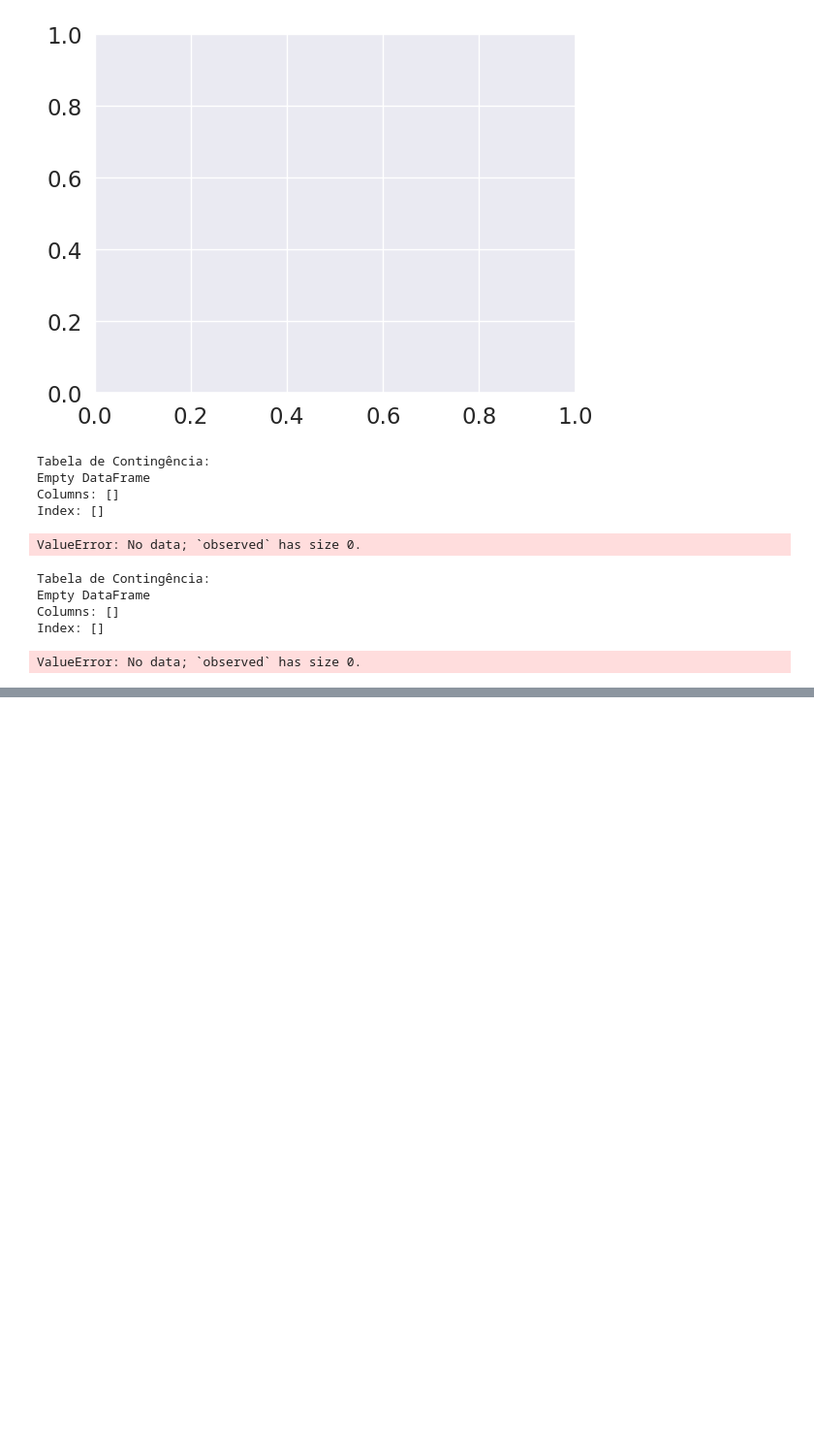
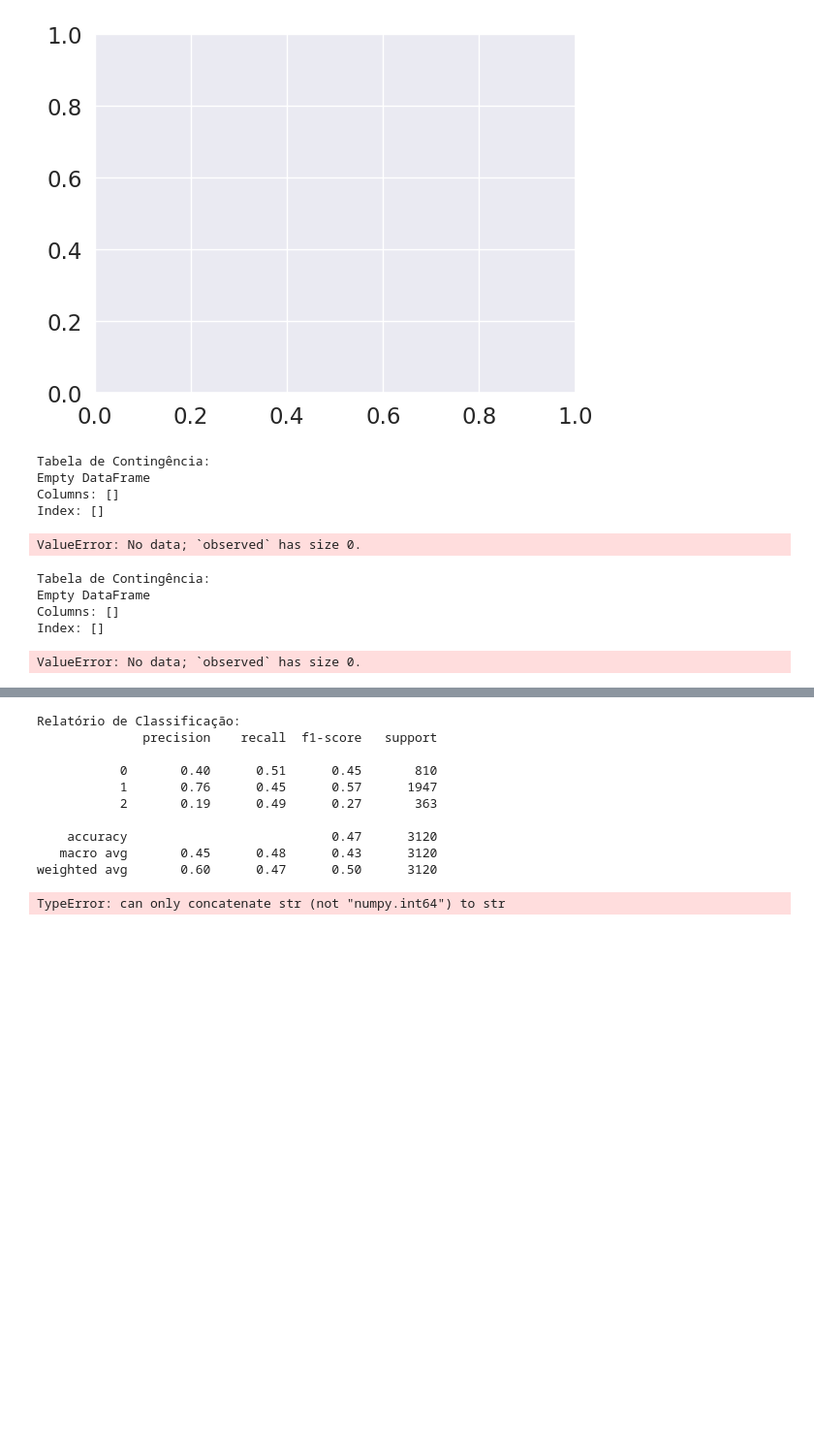
Before and after one commit to rhaulmendonca/Acidentes-por-Aeronave, a Jupyter notebook: Sistemas de Apoio à Decisão/CENIPA_Acidentes_por_aeronave.ipynb, the cells around one changed output, grey strips where cells are left out. Shown at 97% size. Drawn from its saved outputs; the diff is of its cells as text; code cells hidden in the pictures; blank space fills up the shorter version.

```diff
--- a/Sistemas de Apoio à Decisão/CENIPA_Acidentes_por_aeronave.ipynb
+++ b/Sistemas de Apoio à Decisão/CENIPA_Acidentes_por_aeronave.ipynb
@@ -814,0 +917,61 @@ ValueError: No data; `observed` has size 0.
+# %%
+from sklearn.tree import DecisionTreeClassifier
+from sklearn.metrics import classification_report
+from sklearn.preprocessing import LabelEncoder
+from sklearn.tree import plot_tree
+
+# Transformando a coluna 'Tipo de veículo' usando Label Encoding (transforma as categorias em números)
+label_encoder_tipo_veiculo = LabelEncoder()
+df['Tipo de veículo'] = label_encoder_tipo_veiculo.fit_transform(df['Tipo de veículo'])
+
+# Transformando a coluna 'Fase de operação' usando Label Encoding
+label_encoder_fase_operacao = LabelEncoder()
+df['Fase de operação'] = label_encoder_fase_operacao.fit_transform(df['Fase de operação'])
+
+# Transformando a coluna 'Classificação da ocorrência' para valores numéricos (Acidente=0, Incidente=1, Incidente Grave=2)
+label_encoder_classificacao_ocorrencia = LabelEncoder()
+df['Classificação da ocorrência'] = label_encoder_classificacao_ocorrencia.fit_transform(df['Classificação da ocorrência'])
+
+# Definindo as variáveis preditoras (X) e a variável alvo (y)
+X = df[['Tipo de veículo', 'Fase de operação']]  # Variáveis preditoras
+y = df['Classificação da ocorrência']  # Variável alvo
+
+# Dividindo os dados em treino e teste (70% para treino e 30% para teste)
+X_train, X_test, y_train, y_test = train_test_split(X, y, test_size=0.3, random_state=42)
+
+# Dividindo os dados em treino e teste (70% para treino e 30% para teste)
+X_train, X_test, y_train, y_test = train_test_split(X, y, test_size=0.3, random_state=42)
+
+# Criando e treinando o modelo de Árvore de Decisão com pesos para lidar com o desequilíbrio de classes
+model = DecisionTreeClassifier(random_state=42, class_weight='balanced')
+model.fit(X_train, y_train)
+
+# Fazendo previsões no conjunto de teste
+y_pred = model.predict(X_test)
+
+# Avaliando o modelo
+print("Relatório de Classificação:")
+print(classification_report(y_test, y_pred))
+
+# Visualizando a árvore de decisão
+plt.figure(figsize=(15,10))
+plot_tree(model, filled=True, feature_names=['Tipo de veículo', 'Fase de operação'], class_names=label_encoder_classificacao_ocorrencia.classes_)
+plt.show()
+
+# Visualizando a árvore de decisão
+plt.figure(figsize=(15,10))
+plot_tree(model, filled=True, feature_names=['Tipo de veículo', 'Fase de operação'], class_names=label_encoder_classificacao_ocorrencia.classes_)
+plt.show()
+# %% [output]
+Relatório de Classificação:
+              precision    recall  f1-score   support
+
+           0       0.40      0.51      0.45       810
+           1       0.76      0.45      0.57      1947
+           2       0.19      0.49      0.27       363
+
+    accuracy                           0.47      3120
+   macro avg       0.45      0.48      0.43      3120
+weighted avg       0.60      0.47      0.50      3120
+TypeError: can only concatenate str (not "numpy.int64") to str
+[figure, added]
```
Also changed, not shown: parts of 10 cells of this notebook.
